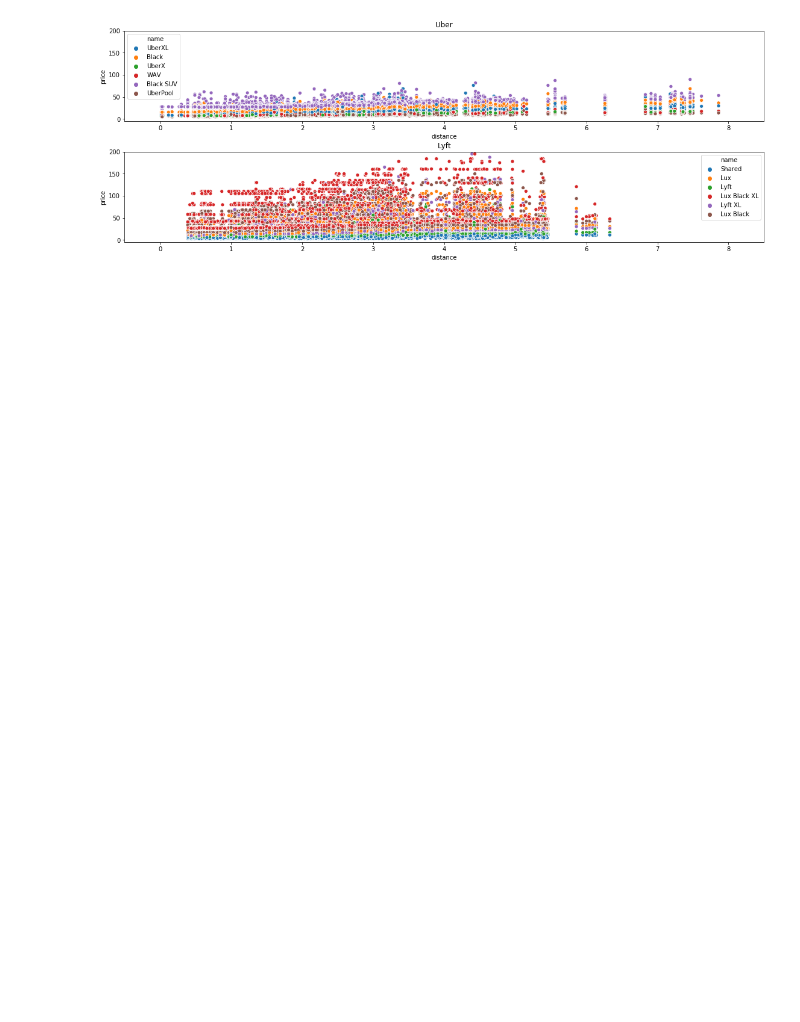
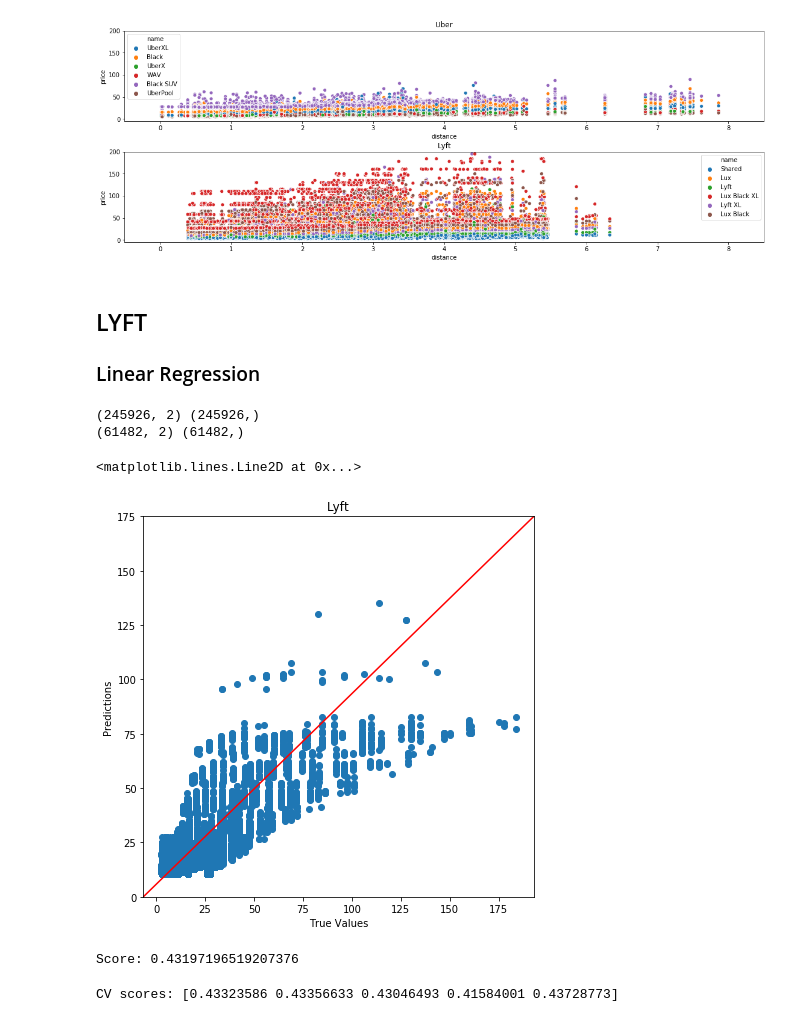
Before and after one commit to samwrite/Springboard, a Jupyter notebook: Capstone 1/Capstone Project 1 Final.ipynb, the cells around one changed output. Cells and saved outputs as stored; diff of their text form; code cells hidden in the pictures; blank space fills up the shorter version.

```diff
--- a/Capstone 1/Capstone Project 1 Final.ipynb
+++ b/Capstone 1/Capstone Project 1 Final.ipynb
@@ -302,3 +302,53 @@ axes[0].set_title('Uber')
 plt.ioff()
 # %% [output]
 [figure]
+# %% [markdown]
+## LYFT
+### Linear Regression
+# %%
+from sklearn.model_selection import train_test_split
+y = lyft_data.price
+#First test we only use distance and surge_multiplier as our only continuous factors
+X = lyft_data.loc[:,['distance', 'surge_multiplier']]
+feature_list = list(X.columns)
+X_train, X_test, y_train, y_test = train_test_split(X, y, test_size = 0.2, random_state=0)
+print(X_train.shape, y_train.shape)
+print(X_test.shape, y_test.shape)
+# %% [output]
+(245926, 2) (245926,)
+(61482, 2) (61482,)
+# %%
+from sklearn import datasets, linear_model
+import numpy as np
+import matplotlib.lines as mlines
+import matplotlib.transforms as mtransforms
+
+lm = linear_model.LinearRegression()
+model = lm.fit(X_train, y_train)
+predictions = lm.predict(X_test)
+fig, ax = plt.subplots(figsize=(7,7))
+ax.scatter(y_test, predictions)
+plt.yticks(np.arange(0, 200, step=25))
+plt.title('Lyft')
+plt.xlabel('True Values')
+plt.ylabel('Predictions')
+line = mlines.Line2D([0, 1], [0, 1], color='red')
+transform = ax.transAxes
+line.set_transform(transform)
+ax.add_line(line)
+# %% [output]
+<matplotlib.lines.Line2D at 0x...>
+[figure, added]
+# %%
+print('Score:', model.score(X_test, y_test))
+# %% [output]
+Score: 0.43197196519207376
+# %%
+from sklearn.model_selection import cross_val_score, cross_val_predict
+from sklearn import metrics
+
+#Try 5 fold cross validation to see potential variance in our predictions
+scores = cross_val_score(model, X, y, cv=5)
+print('CV scores:', scores)
+# %% [output]
+CV scores: [0.43323586 0.43356633 0.43046493 0.41584001 0.43728773]
```
Also changed, not shown: parts of 39 cells of this notebook.
